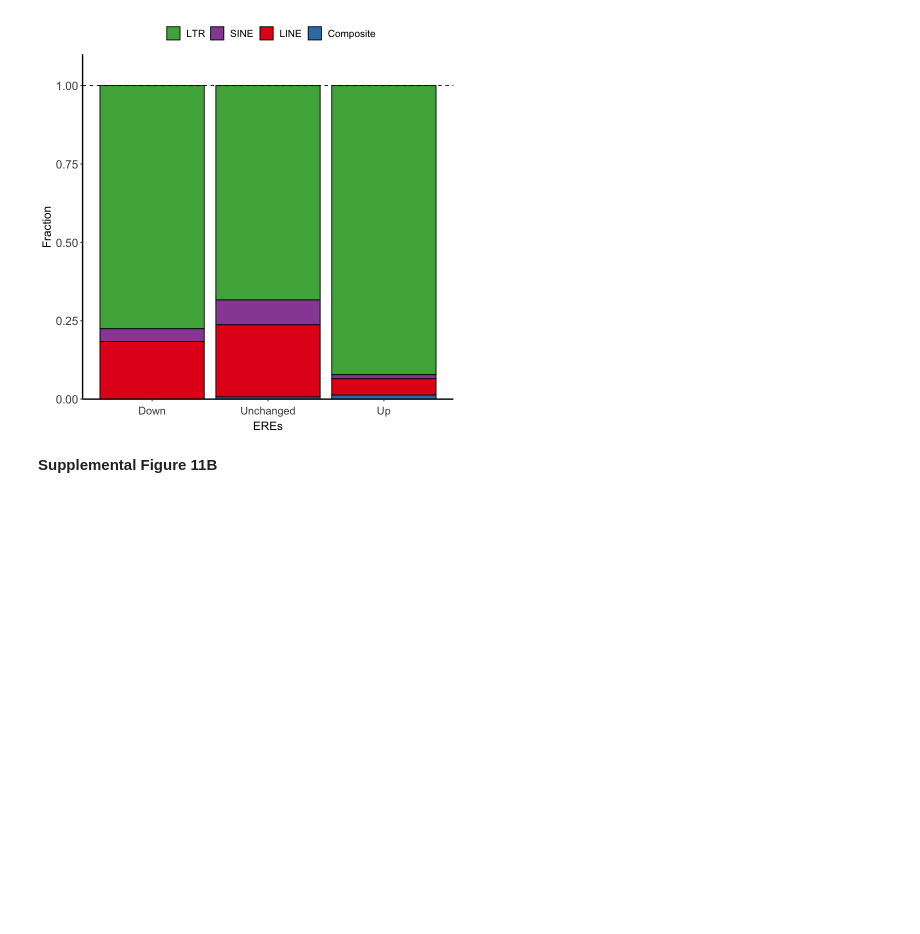
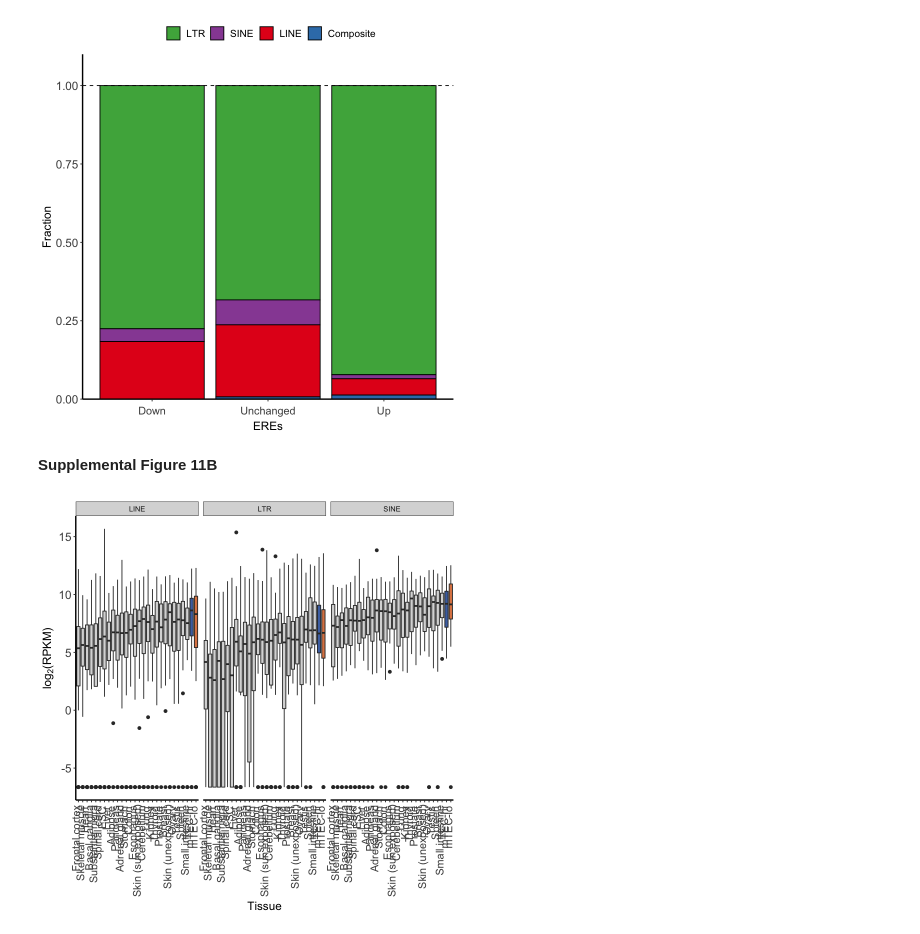
Before and after one commit to meyer-lab-cshl/transcriptomic-diversity-human-mTECs, a Jupyter notebook: Figures/Supplemental_Figure11.ipynb, the cells around one changed output. Drawn from its saved outputs; the diff is of its cells as text; code cells hidden in the pictures; blank space fills up the shorter version.

Commit message:
Sup Figure 11B

```diff
--- a/Figures/Supplemental_Figure11.ipynb
+++ b/Figures/Supplemental_Figure11.ipynb
@@ -46,3 +57,34 @@ bar_chart + theme_bw() + theme(plot.title = element_text(face = 'bold', size = 2
 [figure]
 # %% [markdown]
 **Supplemental Figure 11B**
+# %%
+input = read.csv(glue("{data_directory}/ereMAP_RPKM.csv"))
+
+input = mutate(input, color = case_when(tissue == 'mTEC-hi' ~ '#4c72b0ff',
+                                 tissue == 'mTEC-lo' ~ '#dd8452ff',
+                                 T ~ 'white'))
+
+box_plot = ggplot(data = input,
+                  aes(x = reorder(tissue,RPKM, FUN = median),
+                      y = log2(RPKM+0.01), fill = color)) +
+  geom_boxplot() +
+  xlab('Tissue') +
+  ylab(expression('log'[2]*'(RPKM)')) +
+  scale_fill_manual(values = c('#4c72b0ff', '#dd8452ff', '#D9D9D9')) +
+  facet_grid(. ~ class)
+
+box_plot + theme_bw() + theme(plot.title = element_text(face = 'bold', size = 20),
+                               plot.subtitle = element_text(size = 14),
+                               panel.grid.major = element_blank(),
+                               panel.grid.minor = element_blank(),
+                               axis.text.x = element_text(size = 13,
+                                                          angle = 90,
+                                                          hjust=0.97, vjust=0.2),
+                               axis.text.y = element_text(size = 14),
+                               axis.title.y = element_text(size = 14),
+                               axis.title.x = element_text(size = 14, margin = margin(t = 6)),
+                               axis.line = element_line(size = 0.8),
+                               panel.border = element_blank(),
+                               legend.position = 'none')
+# %% [output]
+[figure, added]
```
Also changed, not shown: parts of 1 cell of this notebook, 1 other file.
